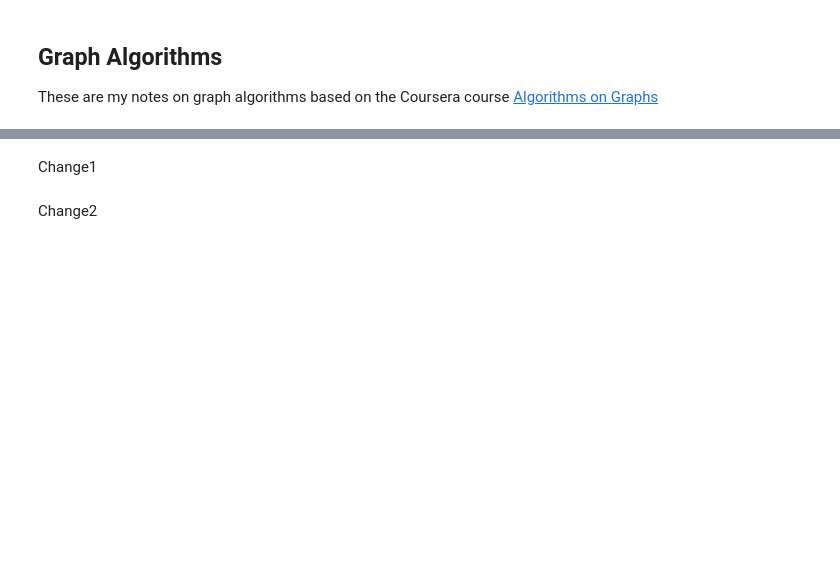
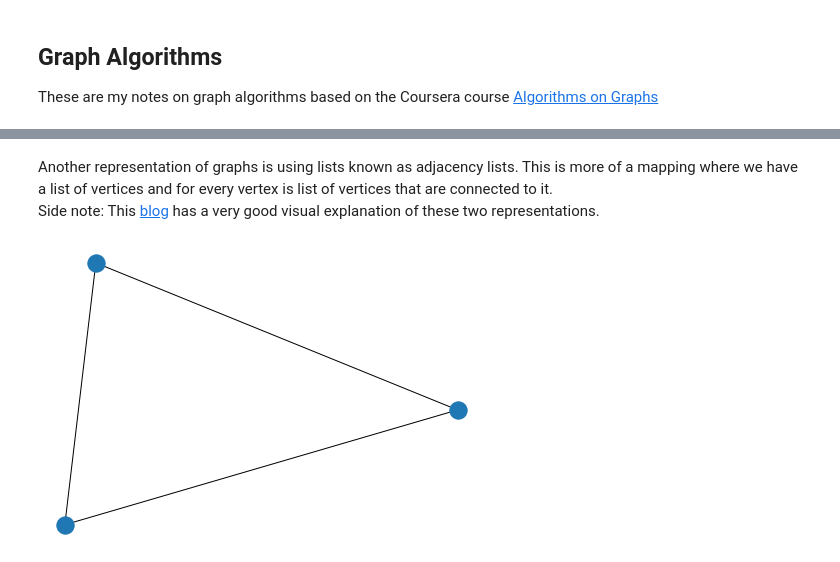
Before and after one commit to rs-DOS/Notes-and-Notebooks, a Jupyter notebook: Graph_Algorithms.ipynb, the cells around one changed output, grey strips where cells are left out. Cells and saved outputs as stored; diff of their text form; code cells hidden in the pictures; blank space fills up the shorter version.

```diff
--- a/Graph_Algorithms.ipynb
+++ b/Graph_Algorithms.ipynb
@@ -20,4 +20,0 @@ nx.draw(h)
-# %% [markdown]
-Change1
-# %% [markdown]
-Change2
@@ -26,0 +21,14 @@ import numpy as np
+# %% [markdown]
+Another representation of graphs is using lists known as adjacency lists. This is more of a mapping where we have a list of vertices and for every vertex is list of vertices that are connected to it.<br>
+Side note: This [blog](https://bradfieldcs.com/algos/graphs/representing-a-graph/) has a very good visual explanation of these two representations.
+# %%
+#Representing graphs using adjacency lists
+#0 1 (Source node 0, target node 1)
+#1 2 (Source node 1, target node 2)
+#2 0 (Source node 2, target node 0)
+
+fh = open(r"C:\Users\HP\Documents\GitHub\Notes-and-Notebooks\adjacency list.adjlist","rb")
+G = nx.read_adjlist(fh)
+nx.draw(G)
+# %% [output]
+[figure, added]
```
Also changed, not shown: parts of 7 cells of this notebook, 4 other files.
